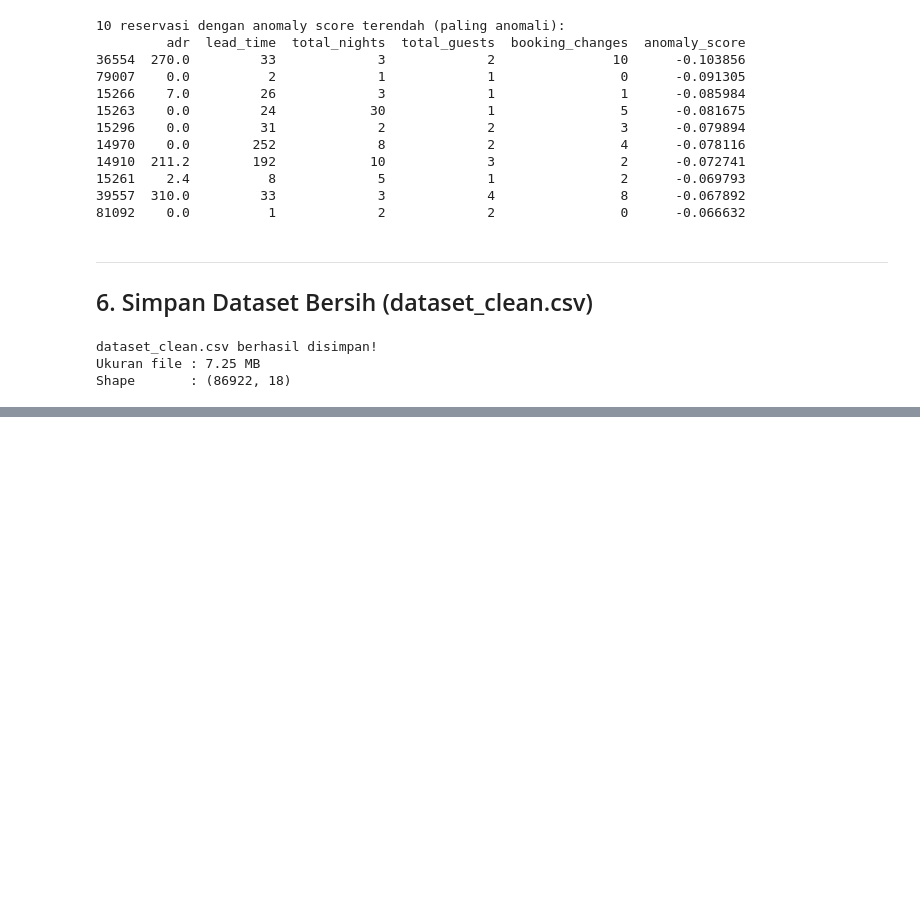
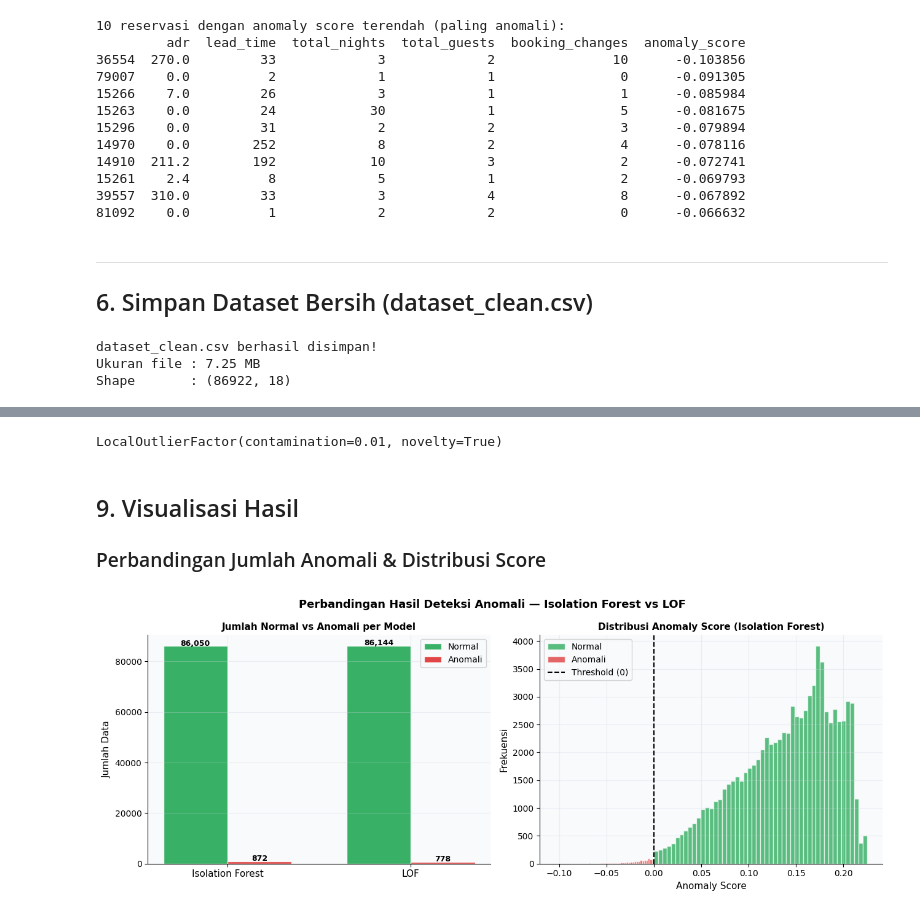
Before and after one commit to keroppiii/H1D023019_Fatimah_Nurmawati_ProjectML, a Jupyter notebook: Preprocessing_HotelDemand.ipynb, the cells around one changed output, grey strips where cells are left out. Cells and saved outputs as stored; diff of their text form; code cells hidden in the pictures; blank space fills up the shorter version.

Commit message:
Final anomaly detection analysis-pert 12

```diff
--- a/Preprocessing_HotelDemand.ipynb
+++ b/Preprocessing_HotelDemand.ipynb
@@ -547,0 +632,47 @@ Shape       : (86922, 18)
+# %%
+lof.fit(X_train)
+# %% [output]
+LocalOutlierFactor(contamination=0.01, novelty=True)
+# %% [markdown]
+## 9. Visualisasi Hasil
+
+### Perbandingan Jumlah Anomali & Distribusi Score
+# %%
+import numpy as np
+
+fig, axes = plt.subplots(1, 2, figsize=(13, 5))
+fig.suptitle('Perbandingan Hasil Deteksi Anomali — Isolation Forest vs LOF',
+             fontsize=13, fontweight='bold')
+
+# Bar chart perbandingan
+models    = ['Isolation Forest', 'LOF']
+n_anomaly = [n_iso_anomaly, n_lof_anomaly]
+n_normal  = [n_iso_normal,  n_lof_normal]
+x         = np.arange(len(models))
+width     = 0.35
+
+bars1 = axes[0].bar(x - width/2, n_normal,  width, label='Normal',  color=GREEN, alpha=0.85, edgecolor='white')
+bars2 = axes[0].bar(x + width/2, n_anomaly, width, label='Anomali', color=RED,   alpha=0.85, edgecolor='white')
+for bar in list(bars1) + list(bars2):
+    axes[0].text(bar.get_x() + bar.get_width()/2, bar.get_height() + 200,
+                 f'{bar.get_height():,}', ha='center', fontsize=9, fontweight='bold')
+axes[0].set_xticks(x)
+axes[0].set_xticklabels(models, fontsize=11)
+axes[0].set_ylabel('Jumlah Data', fontsize=11)
+axes[0].set_title('Jumlah Normal vs Anomali per Model', fontsize=11, fontweight='bold')
+axes[0].legend(fontsize=10)
+
+# Distribusi anomaly score
+axes[1].hist(iso_score[iso_pred== 1], bins=50, color=GREEN, alpha=0.7, label='Normal',  edgecolor='white')
+axes[1].hist(iso_score[iso_pred==-1], bins=50, color=RED,   alpha=0.7, label='Anomali', edgecolor='white')
+axes[1].axvline(0, color='black', linestyle='--', linewidth=1.5, label='Threshold (0)')
+axes[1].set_xlabel('Anomaly Score', fontsize=11)
+axes[1].set_ylabel('Frekuensi', fontsize=11)
+axes[1].set_title('Distribusi Anomaly Score (Isolation Forest)', fontsize=11, fontweight='bold')
+axes[1].legend(fontsize=10)
+
+plt.tight_layout()
+plt.savefig('hasil_perbandingan_model.png', dpi=150, bbox_inches='tight')
+plt.show()
+# %% [output]
+[figure, added]
```
Also changed, not shown: parts of 18 cells of this notebook, 4 other files.
